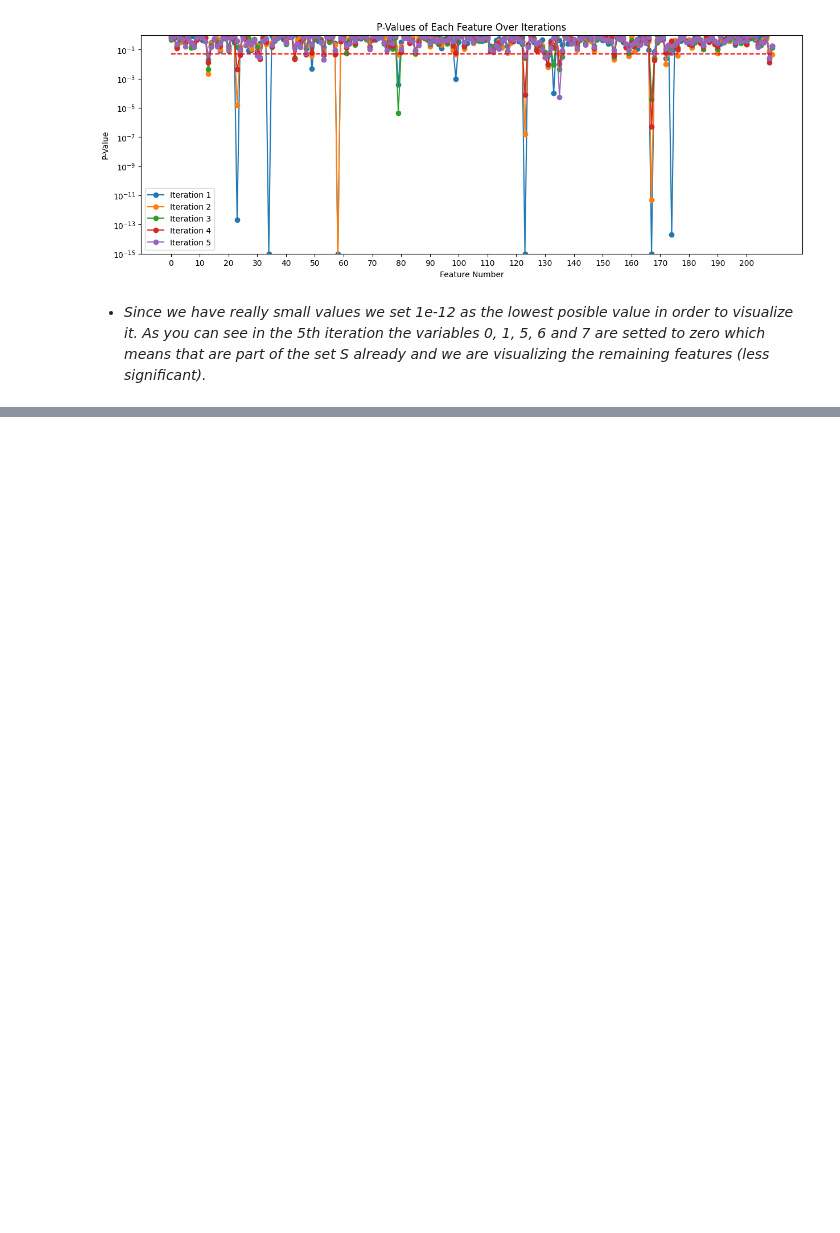
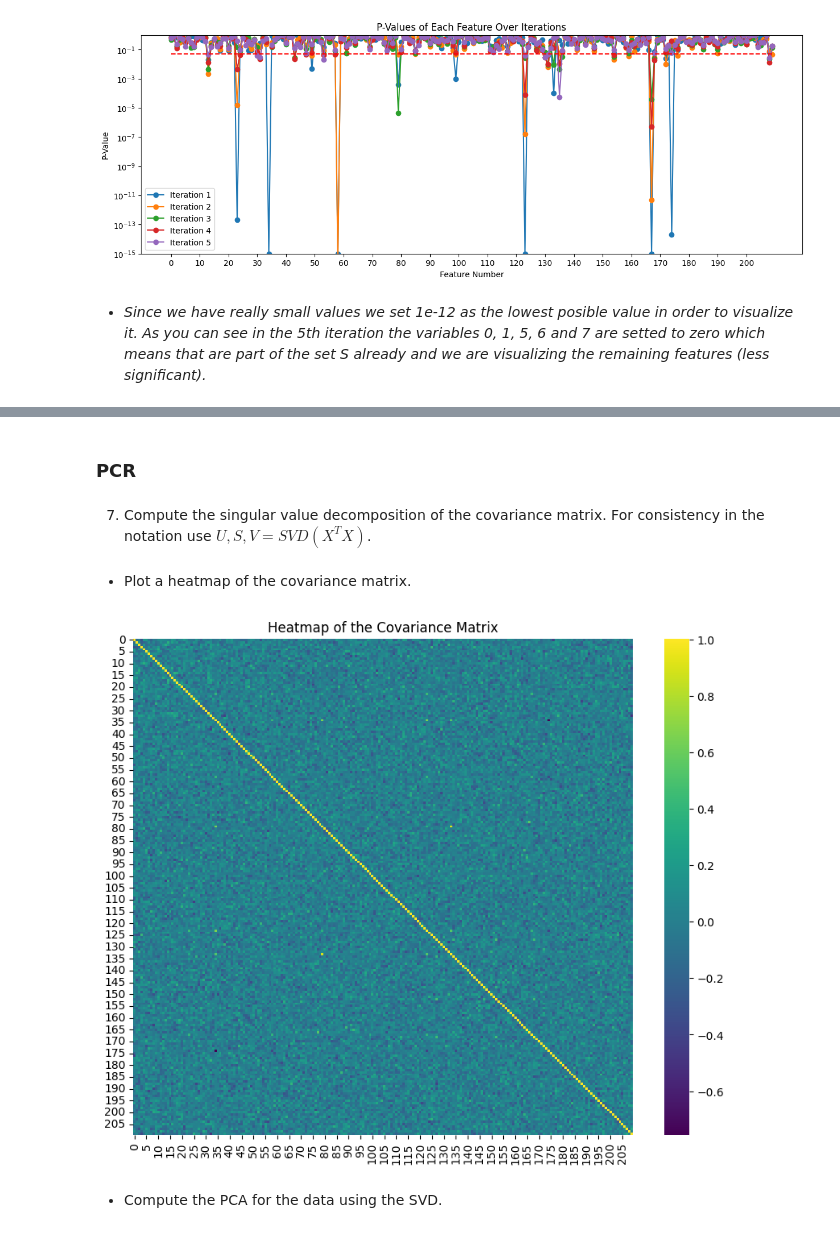
Before and after one commit to dftorresro/SDTSIA---2nd-TP-Linear-regression-, a Jupyter notebook: TP2_Linear_regression.ipynb, the cells around one changed output, grey strips where cells are left out. Cells and saved outputs as stored; diff of their text form; code cells hidden in the pictures; blank space fills up the shorter version.

```diff
--- a/TP2_Linear_regression.ipynb
+++ b/TP2_Linear_regression.ipynb
@@ -508,0 +658,20 @@ Since we are going to perform similar tasks for Lasso and Elastic Net, it is man
+# %% [markdown]
+### PCR
+# %% [markdown]
+7) Compute the singular value decomposition of the covariance matrix. For consistency in the notation use $ U, S, V = SVD(X^TX) $.
+# %% [markdown]
+- Plot a heatmap of the covariance matrix.
+# %%
+# Compute the covariance matrix
+U, s, V = np.linalg.svd(X_train.T.dot(X_train))
+cov_matrix = X_train.T.dot(X_train) / (X_train.shape[0] - 1) # Covariance matrix with N-1 degrees of freedom
+
+# Plot a heatmap of the covariance matrix without annotations to avoid clutter
+plt.figure(figsize=(10, 8))
+sns.heatmap(cov_matrix, cmap='viridis')
+plt.title('Heatmap of the Covariance Matrix')
+plt.show()
+# %% [output]
+[figure, added]
+# %% [markdown]
+- Compute the PCA for the data using the SVD.
```
Also changed, not shown: parts of 24 cells of this notebook.
